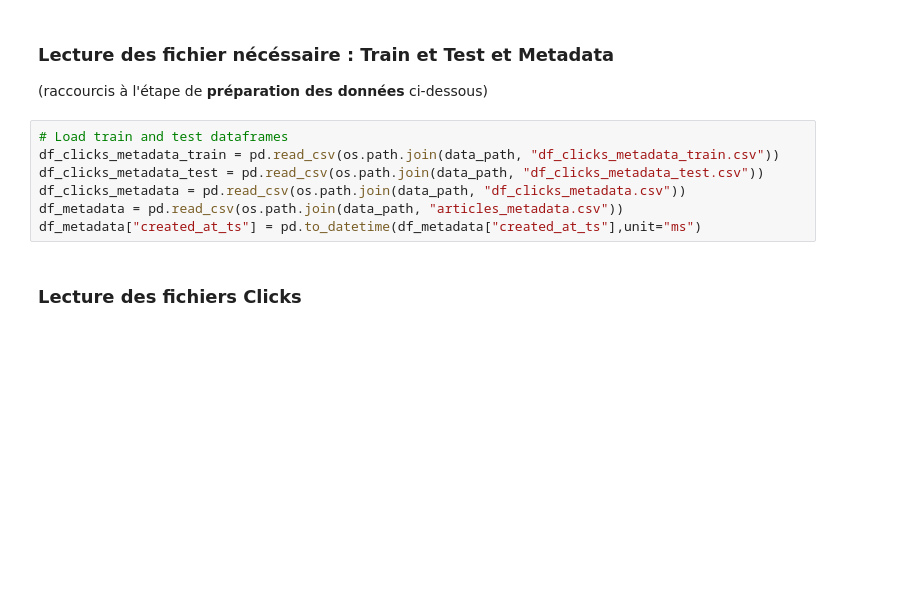
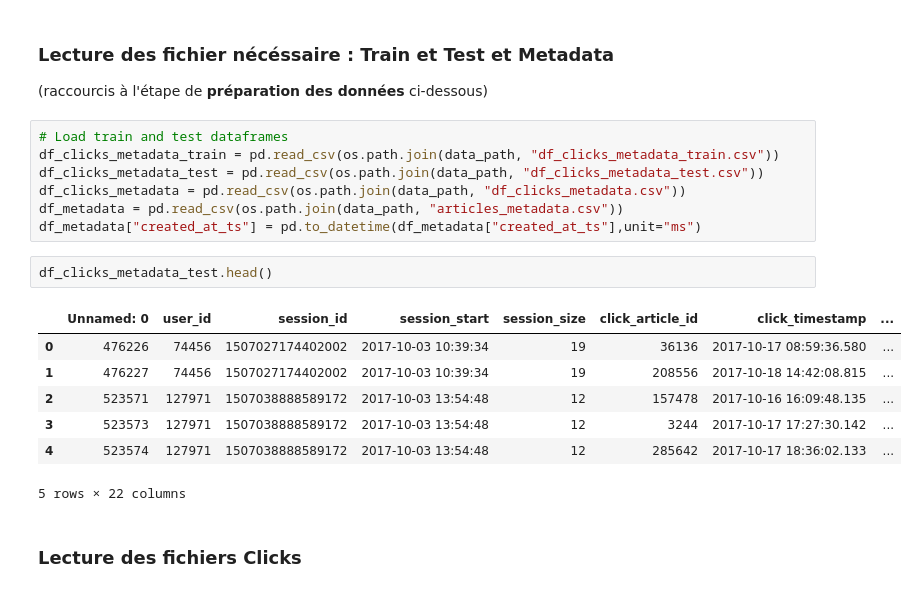
Before and after one commit to blanchonnicolas/IA_Project9_Openclassrooms_IA_SystemeRecommandation, a Jupyter notebook: P9_01_notebook.ipynb, the cells around one changed output. Drawn from its saved outputs; the diff is of its cells as text; blank space fills up the shorter version.

```diff
--- a/P9_01_notebook.ipynb
+++ b/P9_01_notebook.ipynb
@@ -62,6 +60,16 @@ df_clicks_metadata_test = pd.read_csv(os.path.join(data_path, "df_clicks_metadat
 df_clicks_metadata = pd.read_csv(os.path.join(data_path, "df_clicks_metadata.csv"))
 df_metadata = pd.read_csv(os.path.join(data_path, "articles_metadata.csv"))
 df_metadata["created_at_ts"] = pd.to_datetime(df_metadata["created_at_ts"],unit="ms")
+# %%
+df_clicks_metadata_test.head()
+# %% [output]
+|  | Unnamed: 0 | user_id | session_id | session_start | session_size | click_article_id | click_timestamp | ... |
+| 0 | 476226 | 74456 | 1507027174402002 | 2017-10-03 10:39:34 | 19 | 36136 | 2017-10-17 08:59:36.580 | ... |
+| 1 | 476227 | 74456 | 1507027174402002 | 2017-10-03 10:39:34 | 19 | 208556 | 2017-10-18 14:42:08.815 | ... |
+| 2 | 523571 | 127971 | 1507038888589172 | 2017-10-03 13:54:48 | 12 | 157478 | 2017-10-16 16:09:48.135 | ... |
+| 3 | 523573 | 127971 | 1507038888589172 | 2017-10-03 13:54:48 | 12 | 3244 | 2017-10-17 17:27:30.142 | ... |
+| 4 | 523574 | 127971 | 1507038888589172 | 2017-10-03 13:54:48 | 12 | 285642 | 2017-10-17 18:36:02.133 | ... |
+5 rows × 22 columns
 # %% [markdown]
 ### Lecture des fichiers Clicks
 # %%
```
Also changed, not shown: parts of 15 cells of this notebook, 2 other files.
